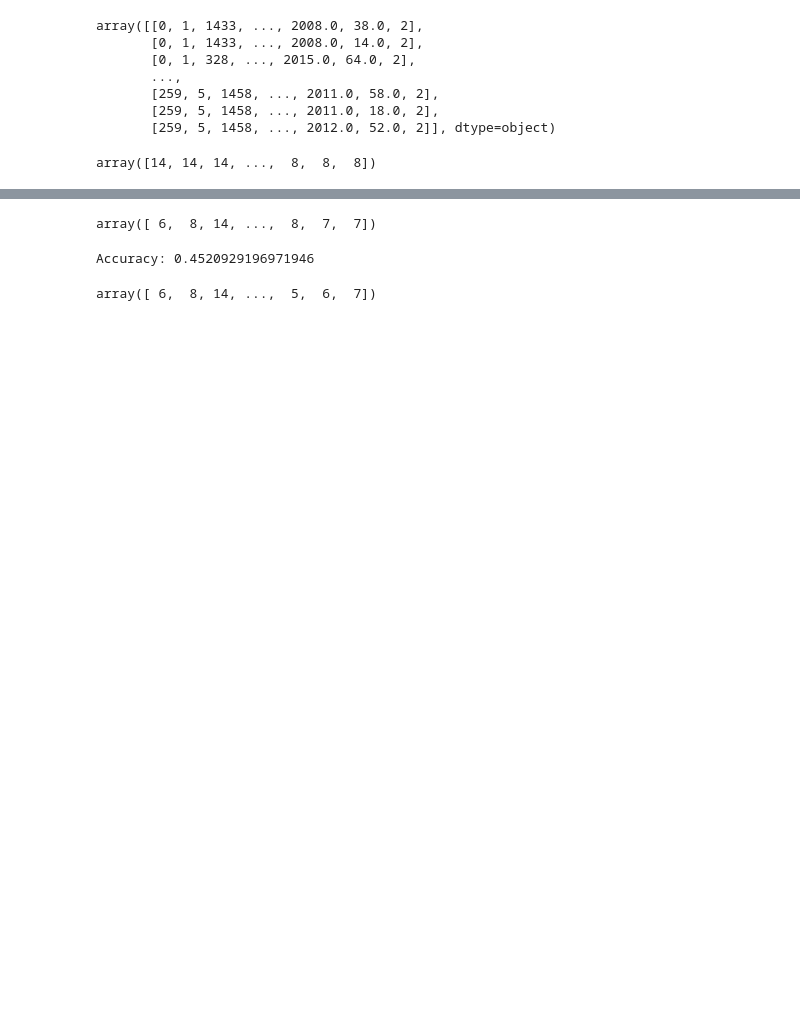
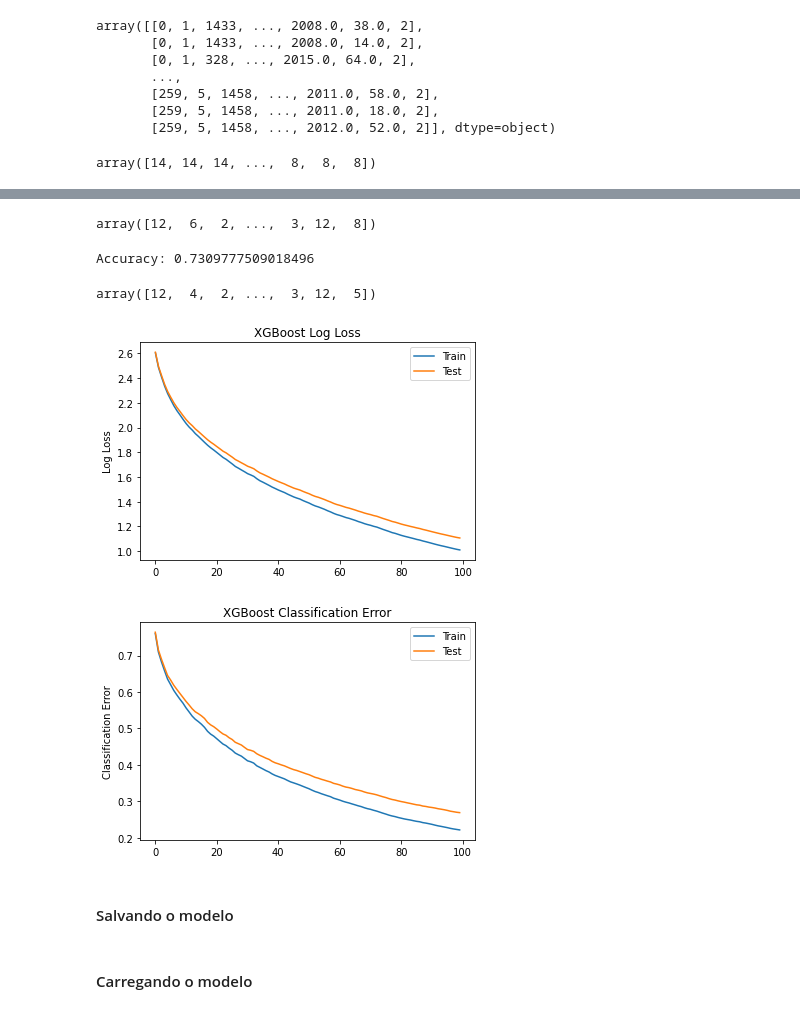
Before and after one commit to Carisk/Carisk-backend, a Jupyter notebook: docs/Model_encoding.ipynb, the cells around one changed output, grey strips where cells are left out. Drawn from its saved outputs; the diff is of its cells as text; code cells hidden in the pictures; blank space fills up the shorter version.

```diff
--- a/docs/Model_encoding.ipynb
+++ b/docs/Model_encoding.ipynb
@@ -66,6 +71,9 @@ array([14, 14, 14, ...,  8,  8,  8])
+# %%
+ros = RandomOverSampler(random_state=0)
+X_res, y_res = ros.fit_resample(x, y)
 # %%
 from sklearn.model_selection import train_test_split
 
-X_train, X_test, y_train, y_test = train_test_split(x, y, test_size = 0.3)
+X_train, X_test, y_train, y_test = train_test_split(X_res, y_res, test_size = 0.3)
 y_train
 # %% [output]
@@ -74,5 +84,3 @@ array([ 6,  5,  8, ..., 15,  8,  7])
 import xgboost as xgb
 # %%
 model = xgb.XGBClassifier()
-# %%
-model.fit(X_train, y_train)
@@ -88,0 +87,10 @@ XGBClassifier(base_score=0.5, booster='gbtree', colsample_bylevel=1,
+# %%
+eval_set = [(X_train, y_train), (X_test, y_test)]
+
+model.fit(
+    X_train,
+    y_train,
+    eval_set=eval_set,
+    eval_metric=["merror", "mlogloss"],
+    verbose=False
+)
@@ -91,14 +109,14 @@ pred = model.predict(X_test)
 # %%
 pred
 # %% [output]
-array([ 6,  8, 14, ...,  8,  7,  7])
+array([12,  6,  2, ...,  3, 12,  8])
 # %%
 from sklearn.metrics import accuracy_score
 
 print("Accuracy: {}".format(accuracy_score(y_test, pred)))
 # %% [output]
-Accuracy: 0.4520929196971946
+Accuracy: 0.7309777509018496
 # %%
 y_test
 # %% [output]
-array([ 6,  8, 14, ...,  5,  6,  7])
+array([12,  4,  2, ...,  3, 12,  5])
@@ -104,0 +125,25 @@ array([ 6,  8, 14, ...,  5,  6,  7])
+# %%
+results = model.evals_result()
+epochs = len(results['validation_0']['merror'])
+x_axis = range(0, epochs)
+# plot log loss
+fig, ax = pyplot.subplots()
+ax.plot(x_axis, results['validation_0']['mlogloss'], label='Train')
+ax.plot(x_axis, results['validation_1']['mlogloss'], label='Test')
+ax.legend()
+pyplot.ylabel('Log Loss')
+pyplot.title('XGBoost Log Loss')
+pyplot.show()
+# plot classification error
+fig, ax = pyplot.subplots()
+ax.plot(x_axis, results['validation_0']['merror'], label='Train')
+ax.plot(x_axis, results['validation_1']['merror'], label='Test')
+ax.legend()
+pyplot.ylabel('Classification Error')
+pyplot.title('XGBoost Classification Error')
+pyplot.show()
+# %% [output]
+[figure, added]
+[figure, added]
+# %% [markdown]
+#### Salvando o modelo
@@ -104,0 +155,2 @@ array([ 6,  8, 14, ...,  5,  6,  7])
+# %% [markdown]
+#### Carregando o modelo
```
Also changed, not shown: parts of 12 cells of this notebook.
